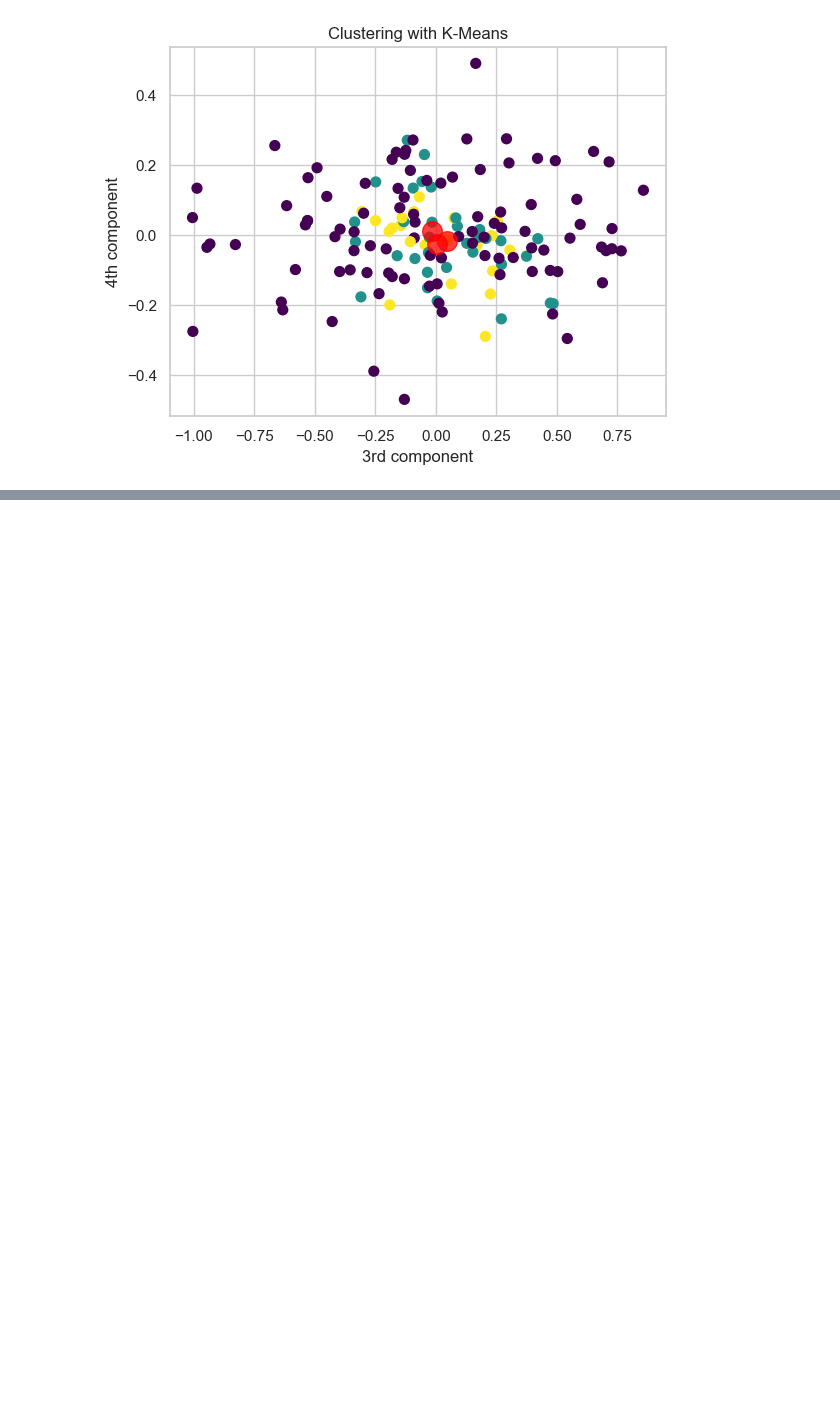
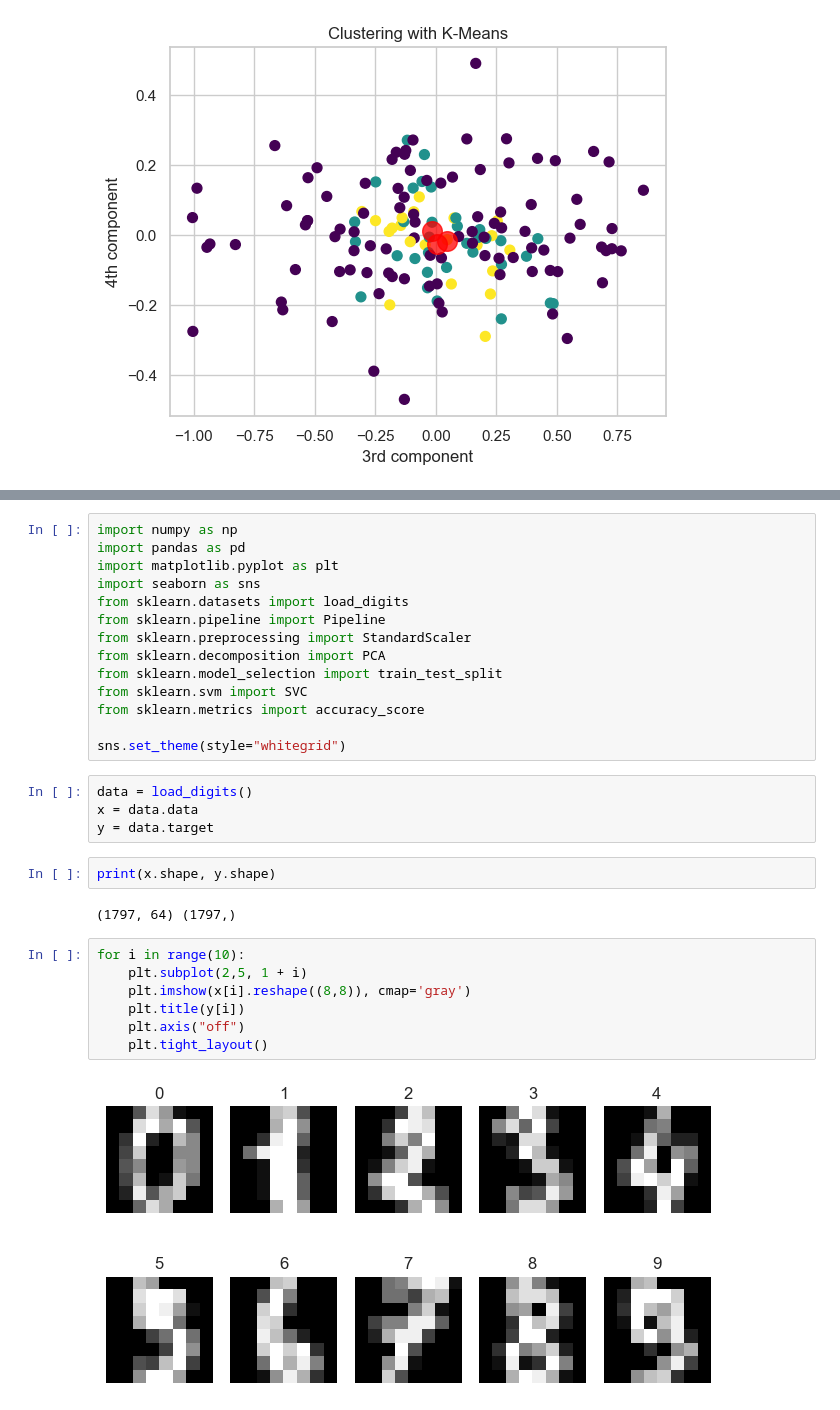
Before and after one commit to GianfriShow/ExperisAcademy_DataScience_AlessioManfredi, a Jupyter notebook: 19_09/scikit_learn_exercises.ipynb, the cells around one changed output, grey strips where cells are left out. Cells and saved outputs as stored; diff of their text form; blank space fills up the shorter version.

```diff
--- a/19_09/scikit_learn_exercises.ipynb
+++ b/19_09/scikit_learn_exercises.ipynb
@@ -268,3 +268,34 @@ Use the Digits dataset from sklearn, apply PCA, and visualize the first 2 princi
 - train a classifier (such as logistic regression or SVC) on the ORIGINAL data and calculate the accuracy on the test set
 - repeat but using the REDUCED data (after PCA) and compare the two performances
 - analyze how PCA affects model performance
+# %%
+import numpy as np
+import pandas as pd
+import matplotlib.pyplot as plt
+import seaborn as sns
+from sklearn.datasets import load_digits
+from sklearn.pipeline import Pipeline
+from sklearn.preprocessing import StandardScaler
+from sklearn.decomposition import PCA
+from sklearn.model_selection import train_test_split
+from sklearn.svm import SVC
+from sklearn.metrics import accuracy_score
+
+sns.set_theme(style="whitegrid")
+# %%
+data = load_digits()
+x = data.data
+y = data.target
+# %%
+print(x.shape, y.shape)
+# %% [output]
+(1797, 64) (1797,)
+# %%
+for i in range(10):
+    plt.subplot(2,5, 1 + i)
+    plt.imshow(x[i].reshape((8,8)), cmap='gray')
+    plt.title(y[i])
+    plt.axis("off")
+    plt.tight_layout()
+# %% [output]
+[figure, added]
```
Also changed, not shown: parts of 5 cells of this notebook, 1 other file.
